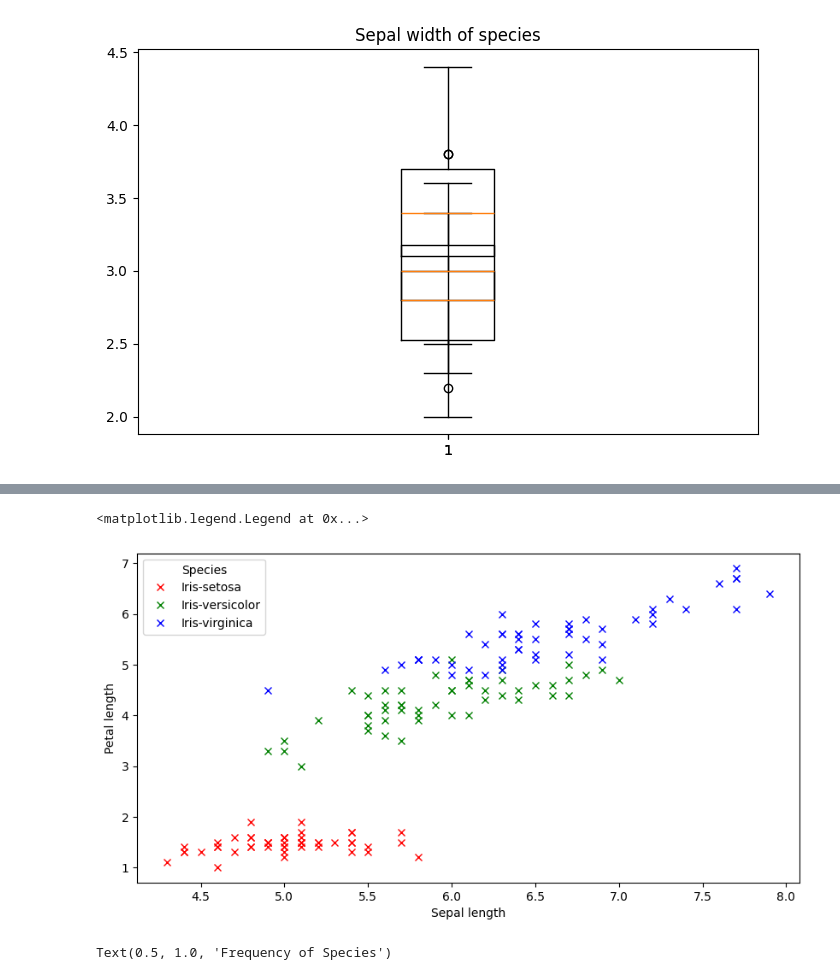
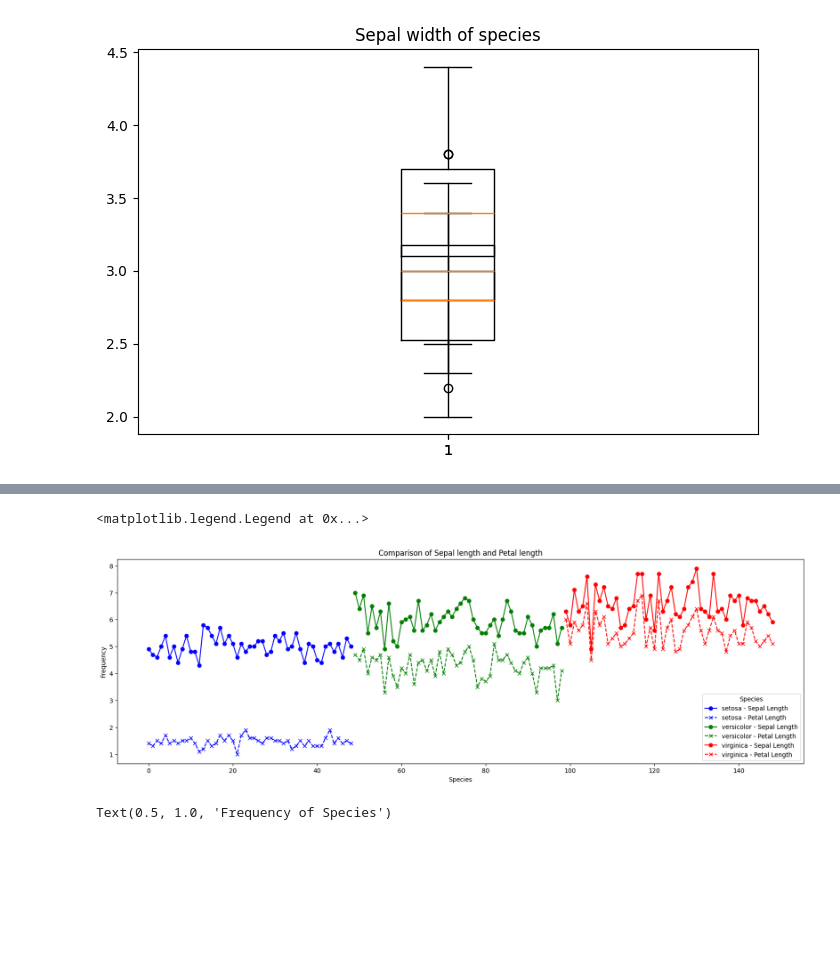
Before and after one commit to Srishti36912/python, a Jupyter notebook: practice.ipynb, the cells around one changed output, grey strips where cells are left out. Saved outputs shown, nothing was run; the diff lists cells and outputs as text; code cells hidden in the pictures; blank space fills up the shorter version.

Commit message:
line plot question finished

```diff
--- a/practice.ipynb
+++ b/practice.ipynb
@@ -1153,15 +1177,22 @@ Text(0.5, 1.0, 'Sepal width of species')
 # %%
 #4
-plt.figure(figsize=(10,5))
-plt.plot('Sepal length', 'Petal length', data= setosa, color='red', label='Iris-setosa', linestyle='', marker='x')
-plt.plot('Sepal length', 'Petal length', data= versicolor, color='green', label='Iris-versicolor', linestyle='', marker='x')
-plt.plot('Sepal length', 'Petal length',data= virginica, color='blue', label='Iris-virginica', linestyle='', marker='x')
-plt.xlabel('Sepal length')
-plt.ylabel('Petal length')
+plt.figure(figsize=(20,6))
+plt.plot(setosa.index, setosa['Sepal length'], color='blue',linestyle='-', marker='o',label='setosa - Sepal Length')
+plt.plot(setosa.index, setosa['Petal length'], color='blue',linestyle='--', marker='x',label='setosa - Petal Length')
+
+plt.plot(versicolor.index, versicolor['Sepal length'], color='green',linestyle='-', marker='o',label='versicolor - Sepal Length')
+plt.plot(versicolor.index, versicolor['Petal length'], color='green',linestyle='--', marker='x',label='versicolor - Petal Length')
+
+plt.plot(virginica.index, virginica['Sepal length'], color='red',linestyle='-', marker='o',label='virginica - Sepal Length')
+plt.plot(virginica.index, virginica['Petal length'], color='red',linestyle='--', marker='x',label='virginica - Petal Length')
+
+plt.title('Comparison of Sepal length and Petal length')
+plt.xlabel('Species')
+plt.ylabel('Frequency')
 plt.legend(title='Species')
 # %% [output]
 <matplotlib.legend.Legend at 0x...>
-[figure, old version]
+[figure, new version]
 # %%
 #5
 plt.figure(figsize=(10,5))
```
Also changed, not shown: parts of 2 cells of this notebook.
